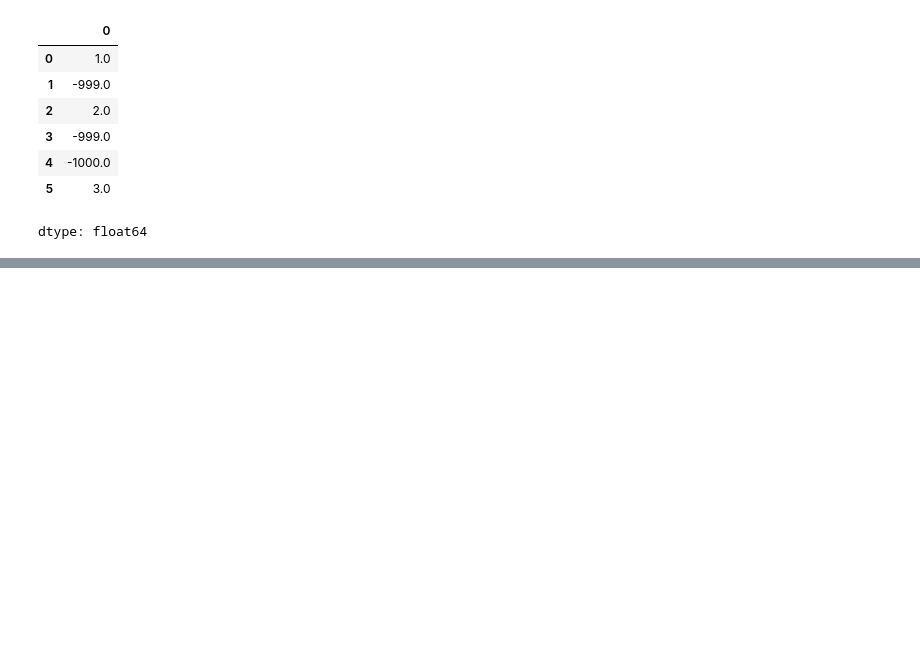
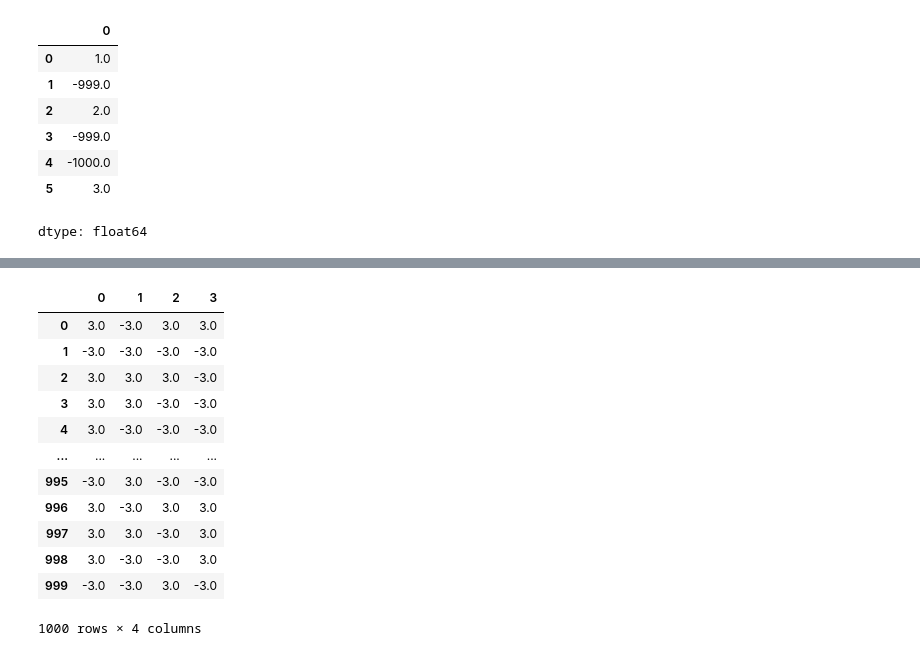
Before and after one commit to url-github/Pandas, a Jupyter notebook: 007_PywAD_Czyszczenie_i_przygotowywanie_danych.ipynb, the cells around one changed output, grey strips where cells are left out. Saved outputs shown, nothing was run; the diff lists cells and outputs as text; code cells hidden in the pictures; blank space fills up the shorter version.

```diff
--- a/007_PywAD_Czyszczenie_i_przygotowywanie_danych.ipynb
+++ b/007_PywAD_Czyszczenie_i_przygotowywanie_danych.ipynb
@@ -572,0 +764,3 @@ pd.get_dummies(df["key"])
+# %%
+data = data[data.abs() > 3] = np.sign(data) * 3
+data.describe()
@@ -572,0 +777,17 @@ pd.get_dummies(df["key"])
+# %%
+data = data[data.abs() > 3] = np.sign(data) * 3
+data
+# %% [output]
+|  | 0 | 1 | 2 | 3 |
+| 0 | 3.0 | -3.0 | 3.0 | 3.0 |
+| 1 | -3.0 | -3.0 | -3.0 | -3.0 |
+| 2 | 3.0 | 3.0 | 3.0 | -3.0 |
+| 3 | 3.0 | 3.0 | -3.0 | -3.0 |
+| 4 | 3.0 | -3.0 | -3.0 | -3.0 |
+| ... | ... | ... | ... | ... |
+| 995 | -3.0 | 3.0 | -3.0 | -3.0 |
+| 996 | 3.0 | -3.0 | 3.0 | 3.0 |
+| 997 | 3.0 | 3.0 | -3.0 | 3.0 |
+| 998 | 3.0 | -3.0 | -3.0 | 3.0 |
+| 999 | -3.0 | -3.0 | 3.0 | -3.0 |
+1000 rows × 4 columns
```
Also changed, not shown: parts of 81 cells of this notebook.
